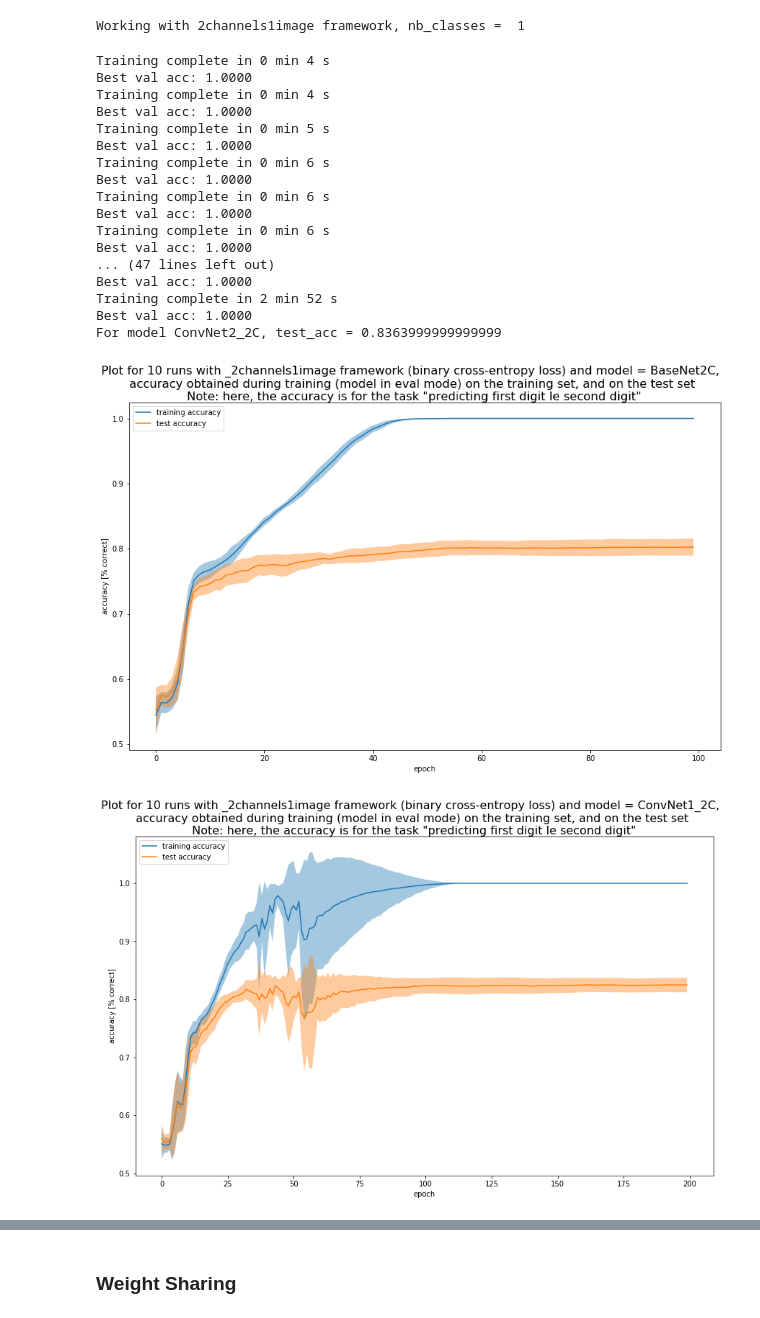
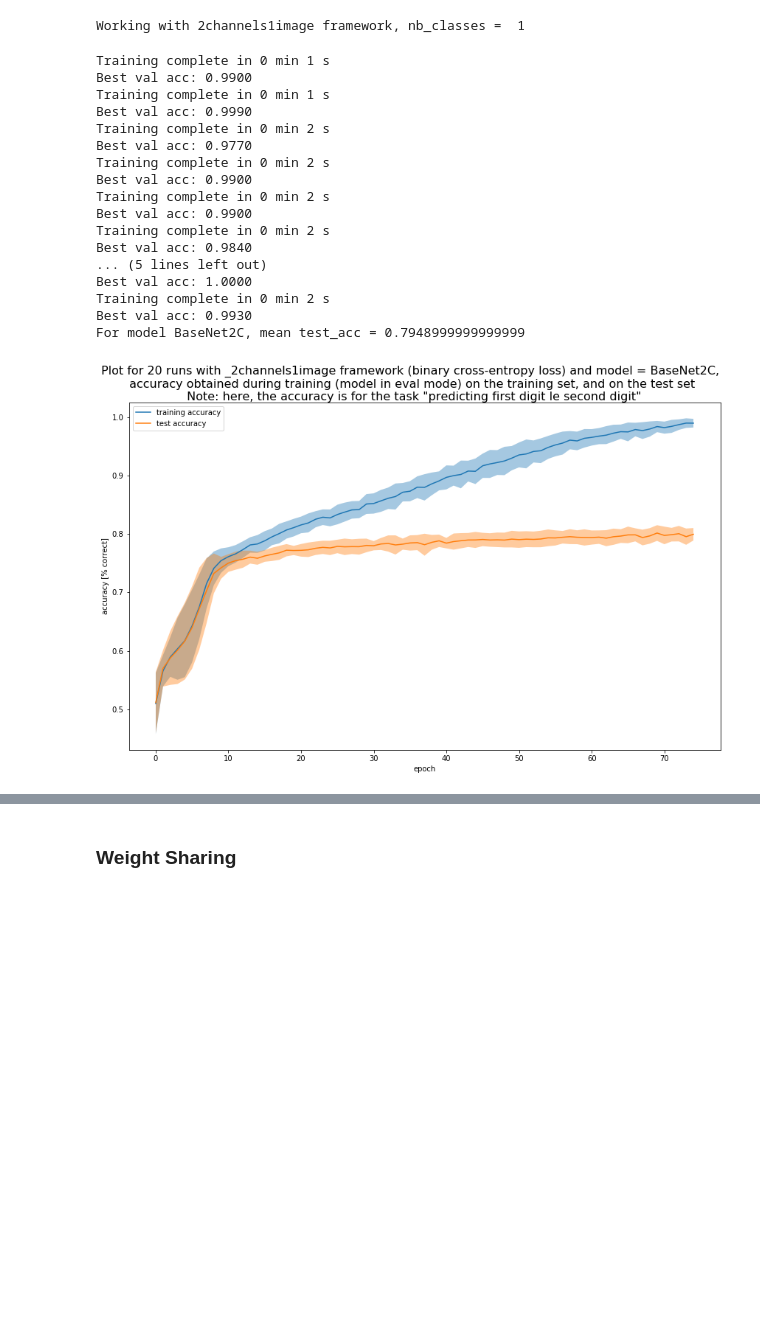
Before and after one commit to ClaireCp/ee559_p1, a Jupyter notebook: main.ipynb, the cells around one changed output, grey strips where cells are left out. Cells and saved outputs as stored; diff of their text form; code cells hidden in the pictures; blank space fills up the shorter version.

```diff
--- a/main.ipynb
+++ b/main.ipynb
@@ -31,10 +31,11 @@ Working with 1channel2images framework, nb_classes =  10
 # %%
 model1C_list = [BaseNet1C(), ConvNet1_1C()]
 lr = 0.01
-nb_epochs = 100
+nb_epochs = 25
 for model_1C in model1C_list:
     test_results_1C = multiple_training_runs_1C(model_1C, nb_runs, lr, mini_batch_size, nb_epochs, verbose=True)
     write_to_csv_1C('1channel2images.csv', model_1C, test_results_1C, lr, nb_epochs)
+    print("For model {}, mean test_acc = {}".format(model_1C.name, test_results_1C[6]))
 # %% [output]
 phase: train, epoch: 100, loss: 0.06087, acc: 1.0000
 phase: val, epoch: 100, loss: 0.05980, acc: 1.0000
@@ -86,30 +84,31 @@ print("Working with 2channels1image framework, nb_classes = ", nb_classes)
 # %% [output]
 Working with 2channels1image framework, nb_classes =  1
 # %%
-model2C_list = [BaseNet2C(), ConvNet1_2C(), ConvNet2_2C()]
-nb_epochs_list = [100, 200, 150]
+#model2C_list = [BaseNet2C(), ConvNet1_2C(), ConvNet2_2C(), ConvNet4_2C()]
+model2C_list = [BaseNet2C()]
+nb_epochs_list = [75, 75, 75, 75]
+lr = 0.01
 for (nb_epochs, model_2C) in zip(nb_epochs_list, model2C_list):
     test_results_2C = multiple_training_runs_fn(model_2C, train_model_2C, test_model_2C, title_2C, nb_runs, lr,
                                                 mini_batch_size, nb_epochs, verbose=False)
     write_to_csv('2channels1image.csv', model_2C, test_results_2C, lr, nb_epochs)
-    print("For model {}, test_acc = {}".format(model_2C.name, test_results_2C[4]))
+    print("For model {}, mean test_acc = {}".format(model_2C.name, test_results_2C[4]))
 # %% [output]
-Training complete in 0 min 4 s
+Training complete in 0 min 1 s
+Best val acc: 0.9900
+Training complete in 0 min 1 s
+Best val acc: 0.9990
+Training complete in 0 min 2 s
+Best val acc: 0.9770
+Training complete in 0 min 2 s
+Best val acc: 0.9900
+Training complete in 0 min 2 s
+Best val acc: 0.9900
+Training complete in 0 min 2 s
+Best val acc: 0.9840
+... (5 lines left out)
 Best val acc: 1.0000
-Training complete in 0 min 4 s
-Best val acc: 1.0000
-Training complete in 0 min 5 s
-Best val acc: 1.0000
-Training complete in 0 min 6 s
-Best val acc: 1.0000
-Training complete in 0 min 6 s
-Best val acc: 1.0000
-Training complete in 0 min 6 s
-Best val acc: 1.0000
-... (47 lines left out)
-Best val acc: 1.0000
-Training complete in 2 min 52 s
-Best val acc: 1.0000
-For model ConvNet2_2C, test_acc = 0.8363999999999999
+Training complete in 0 min 2 s
+Best val acc: 0.9930
+For model BaseNet2C, mean test_acc = 0.7948999999999999
-[figure, old version]
+[figure, new version]
-[figure, removed]
```
Also changed, not shown: parts of 7 cells of this notebook, 20 other files.
